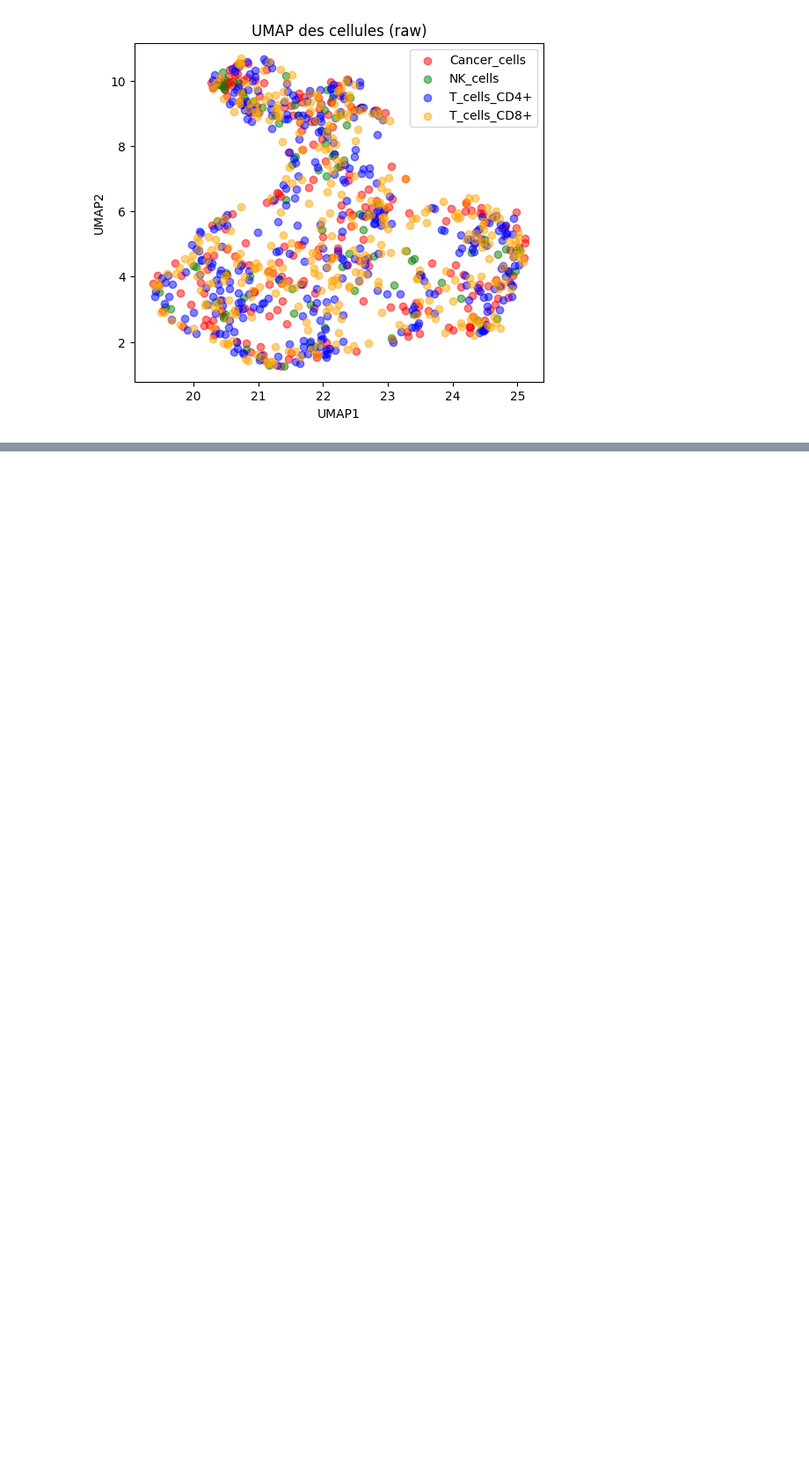
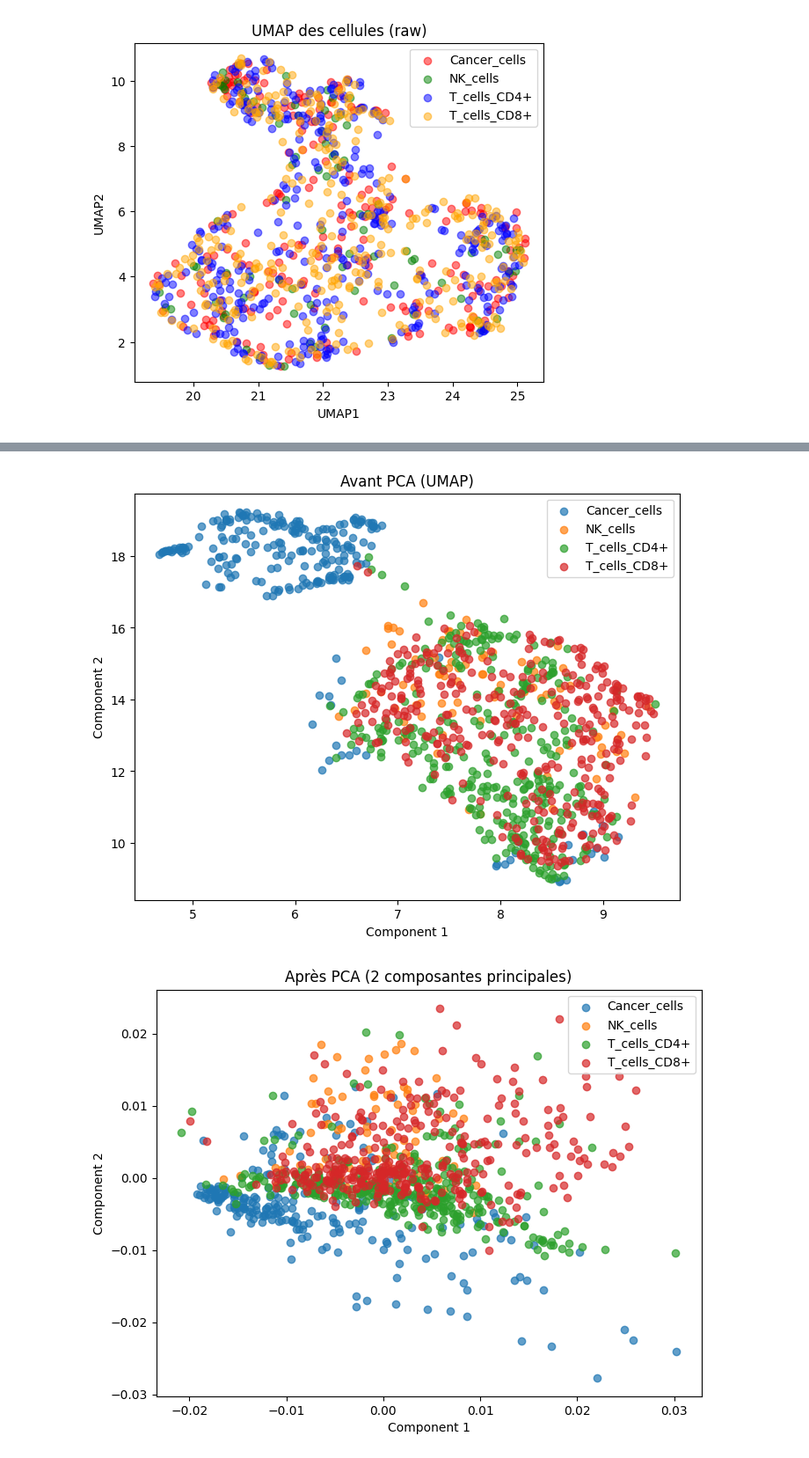
Before and after one commit to DataCampDS/scmark-classification-team_avengers, a Jupyter notebook: Sarah/sc-Marrk-1.ipynb, the cells around one changed output, grey strips where cells are left out. Shown at 88% size. Saved outputs shown, nothing was run; the diff lists cells and outputs as text; code cells hidden in the pictures; blank space fills up the shorter version.

```diff
--- a/Sarah/sc-Marrk-1.ipynb
+++ b/Sarah/sc-Marrk-1.ipynb
@@ -1604,0 +1695,55 @@ print(df_genes.head(20))
+# %%
+import numpy as np
+import matplotlib.pyplot as plt
+from sklearn.decomposition import PCA
+from sklearn.preprocessing import StandardScaler
+
+# =========================
+# Préprocessing standard RNA-seq
+# =========================
+def preprocess_X(X_sparse):
+    X = X_sparse.toarray() if hasattr(X_sparse, "toarray") else X
+    X = np.log1p(X)
+    X = X / (X.sum(axis=1, keepdims=True) + 1e-8)
+    return X
+
+# =========================
+# Fonction pour visualiser en 2D
+# =========================
+def plot_2d_representation(X, y, title="2D Representation"):
+    plt.figure(figsize=(8,6))
+    for label in np.unique(y):
+        plt.scatter(
+            X[y==label, 0],
+            X[y==label, 1],
+            label=label,
+            alpha=0.7
+        )
+    plt.xlabel("Component 1")
+    plt.ylabel("Component 2")
+    plt.title(title)
+    plt.legend()
+    plt.show()
+
+# =========================
+# Exemple d'utilisation
+# =========================
+# X_train = données d'entraînement (sparse matrix)
+# y_train = labels
+
+# Préprocessing
+X_processed = preprocess_X(X_train)
+
+# -- Avant PCA (optionnel : UMAP pour 2D)
+import umap
+umap_2d = umap.UMAP(n_components=2, random_state=42)
+X_umap = umap_2d.fit_transform(X_processed)
+plot_2d_representation(X_umap, y_train, title="Avant PCA (UMAP)")
+
+# -- Après PCA
+pca = PCA(n_components=2, random_state=42)
+X_pca = pca.fit_transform(X_processed)
+plot_2d_representation(X_pca, y_train, title="Après PCA (2 composantes principales)")
+# %% [output]
+[figure, added]
+[figure, added]
```
Also changed, not shown: parts of 25 cells of this notebook, 4 other files.
